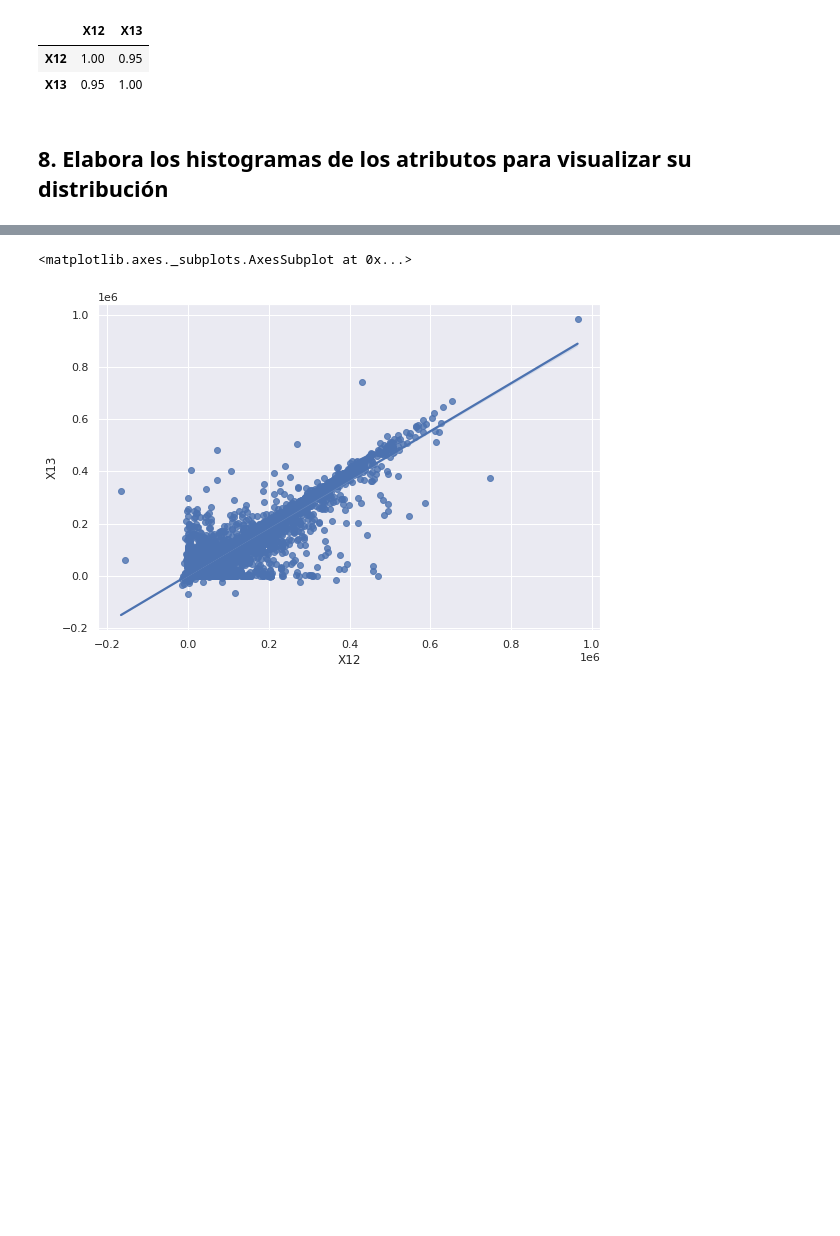
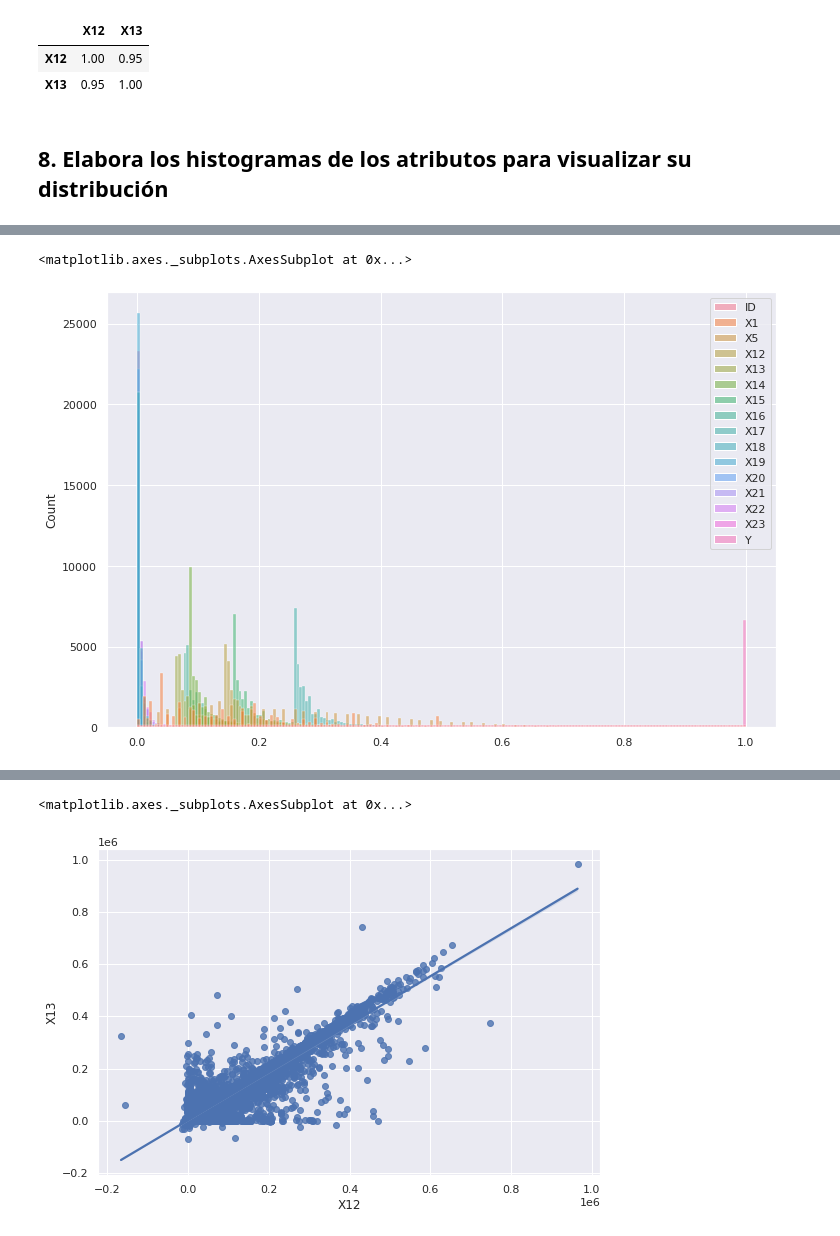
Before and after one commit to PosgradoMNA/actividades-de-aprendizaje-rzunick, a Jupyter notebook: Semana_7_Actividad_2_Visualización_Ronald_Zuniga_A01686240.ipynb, the cells around one changed output, grey strips where cells are left out. Cells and saved outputs as stored; diff of their text form; code cells hidden in the pictures; blank space fills up the shorter version.

```diff
--- a/Semana_7_Actividad_2_Visualización_Ronald_Zuniga_A01686240.ipynb
+++ b/Semana_7_Actividad_2_Visualización_Ronald_Zuniga_A01686240.ipynb
@@ -401,0 +428,7 @@ ndf.corr().round(2)
+# %%
+# Histograma de variables numericas
+data = df_num_scaled
+sns.histplot(data)
+# %% [output]
+<matplotlib.axes._subplots.AxesSubplot at 0x...>
+[figure, added]
```
Also changed, not shown: parts of 3 cells of this notebook.
